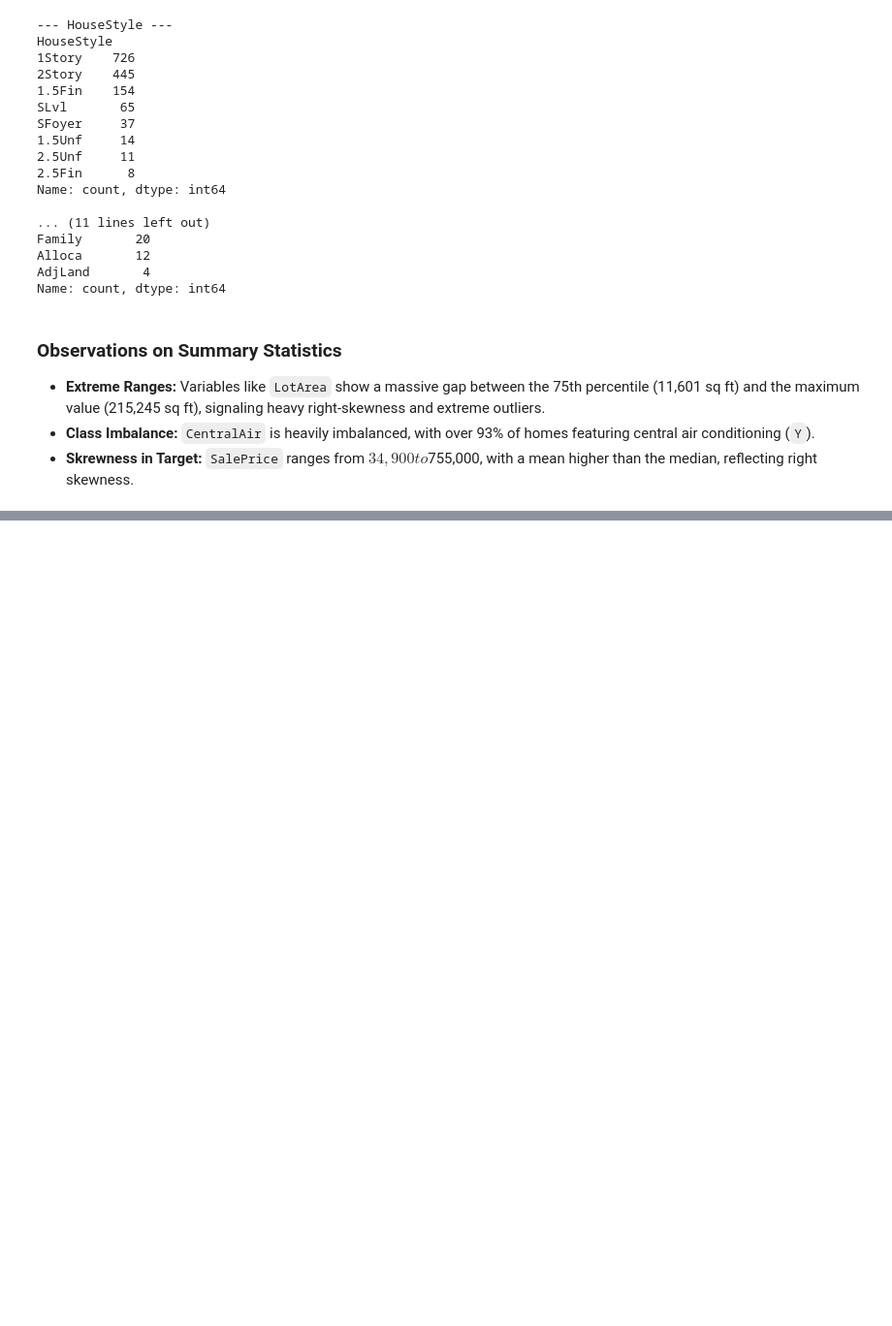
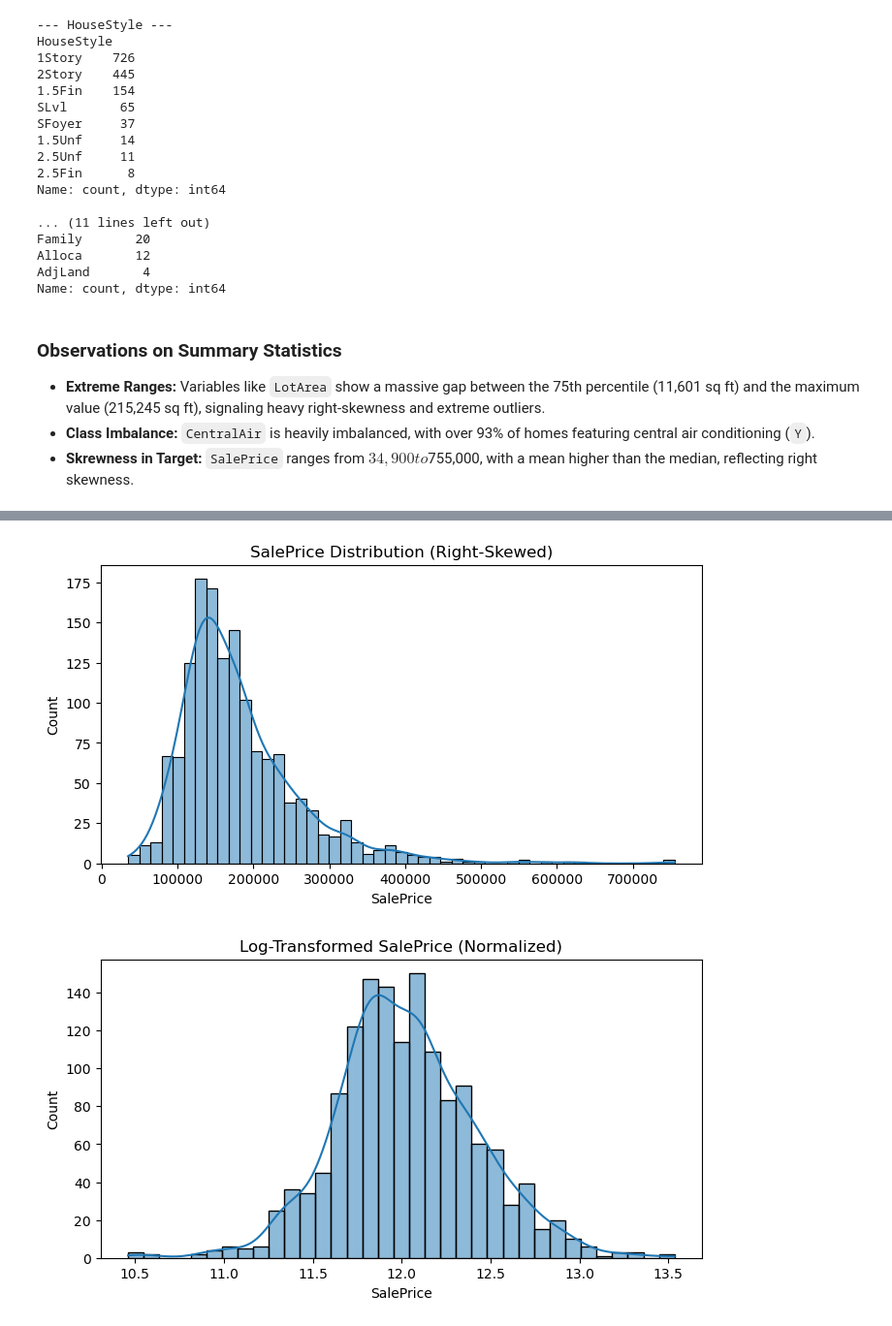
Before and after one commit to archanadev-05/ames-housing-data-preprocessing, a Jupyter notebook: data_preprocessing.ipynb, the cells around one changed output, grey strips where cells are left out. Shown at 97% size. Saved outputs shown, nothing was run; the diff lists cells and outputs as text; code cells hidden in the pictures; blank space fills up the shorter version.

```diff
--- a/data_preprocessing.ipynb
+++ b/data_preprocessing.ipynb
@@ -102,0 +312,13 @@ print("Updated MoSold type:", df['MoSold'].dtype)
+# %%
+# 1. Identify categorical columns count
+cat_cols = df.select_dtypes(include=['object']).columns
+print("Categorical columns count:", len(cat_cols))
+
+# 2. Custom Label Encoding for Ordinal Columns
+qual_map = {'Po': 1, 'Fa': 2, 'TA': 3, 'Gd': 4, 'Ex': 5, 'None': 0}
+ordinal_cols = ['ExterQual', 'BsmtQual', 'KitchenQual']
+for col in ordinal_cols:
+    df[col] = df[col].map(qual_map)
+
+# 3. One-Hot Encoding for Nominal Columns
+df = pd.get_dummies(df, columns=['Neighborhood', 'HouseStyle'], drop_first=True)
@@ -102,0 +371,23 @@ print("Updated MoSold type:", df['MoSold'].dtype)
+# %%
+# 1. Original SalePrice Distribution
+plt.figure(figsize=(8, 4))
+sns.histplot(df['SalePrice'], kde=True)
+plt.title('SalePrice Distribution (Right-Skewed)')
+plt.show()
+
+# 2. Log-Transformed SalePrice
+plt.figure(figsize=(8, 4))
+sns.histplot(np.log1p(df['SalePrice']), kde=True)
+plt.title('Log-Transformed SalePrice (Normalized)')
+plt.show()
+
+# 3. 3x3 Histogram Grid
+fig, axes = plt.subplots(3, 3, figsize=(14, 10))
+features_grid = ['TotalSF', 'GrLivArea', 'HouseAge', 'TotalBathrooms', 'TotalPorchSF', 'LotFrontage', 'GarageArea', 'WoodDeckSF', 'OpenPorchSF']
+for i, feat in enumerate(features_grid):
+    sns.histplot(df[feat], kde=True, ax=axes[i//3, i%3])
+plt.tight_layout()
+plt.show()
+# %% [output]
+[figure, added]
+[figure, added]
```
Also changed, not shown: parts of 34 cells of this notebook, 1 other file.
